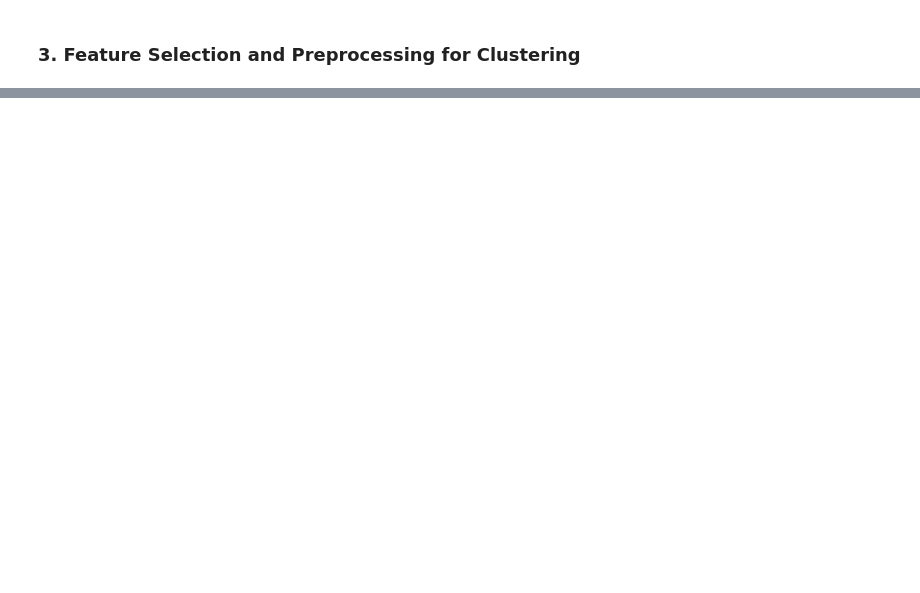
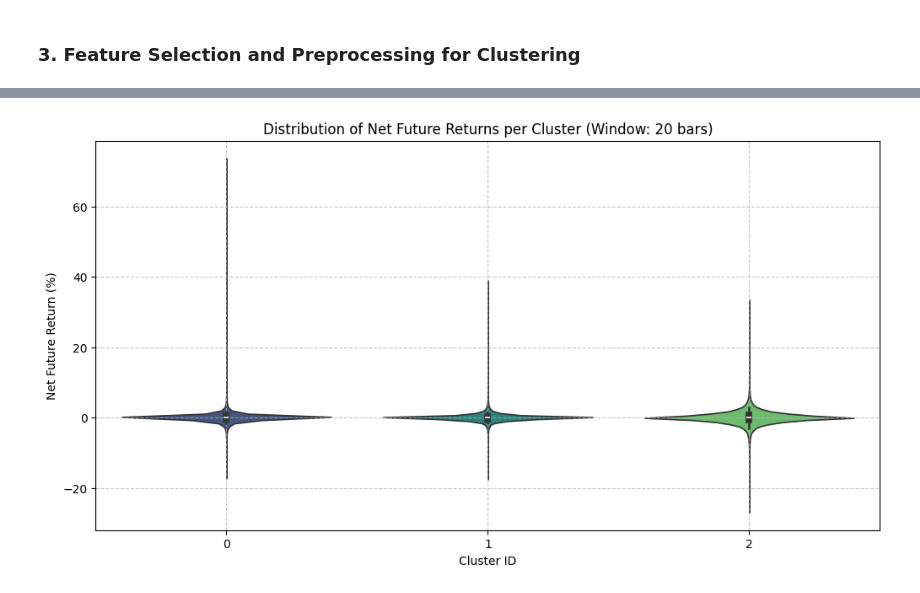
Before and after one commit to DimitriKenne/CryptoFuturesBot, a Jupyter notebook: exploratory_analysis.ipynb, the cells around one changed output, grey strips where cells are left out. Cells and saved outputs as stored; diff of their text form; code cells hidden in the pictures; blank space fills up the shorter version.

Commit message:
Update Label generator

```diff
--- a/exploratory_analysis.ipynb
+++ b/exploratory_analysis.ipynb
@@ -209,0 +246,93 @@ Name: future_return_pct, dtype: float64
+# %%
+# --- Interpret Clusters: Enhanced Analysis of Net Future Returns (Looping through windows) ---
+
+all_window_stats = {} # To store stats for each window
+
+for window in FUTURE_RETURN_WINDOWS_TO_TEST:
+    print(f"\n{'='*80}")
+    print(f"Analyzing for FUTURE_RETURN_WINDOW = {window} bars")
+    print(f"{'='*80}")
+
+    # Prepare features and returns for the current window
+    X_for_clustering_final, future_returns_final, pca_component_names = prepare_features_and_returns(
+        df=df_processed,
+        future_return_window=window,
+        trading_fee_rate=TRADING_FEE_RATE,
+        slippage_rate=SLIPPAGE_RATE,
+        pca_n_components=PCA_N_COMPONENTS,
+        general_config=GENERAL_CONFIG
+    )
+
+    if X_for_clustering_final.empty:
+        print(f"Skipping window {window} due to empty data after preprocessing.")
+        continue
+
+    # Apply K-Means Clustering with the chosen OPTIMAL_K
+    print(f"\nApplying K-Means clustering with OPTIMAL_K = {OPTIMAL_K}...")
+    kmeans_final = KMeans(n_clusters=OPTIMAL_K, random_state=GENERAL_CONFIG.get('random_seed', 42), n_init=10)
+    cluster_labels = kmeans_final.fit_predict(X_for_clustering_final)
+
+    # Add cluster labels to our aligned DataFrame for easier analysis
+    future_returns_final_with_clusters = pd.DataFrame({
+        'future_return_pct': future_returns_final,
+        'cluster': cluster_labels
+    }, index=future_returns_final.index)
+
+    print("Clustering complete. Cluster labels added to data.")
+    print(f"\nCluster distribution:\n{future_returns_final_with_clusters['cluster'].value_counts().sort_index()}")
+
+    print("\n--- Enhanced Analysis of Net Future Returns per Cluster ---")
+
+    # Calculate various statistics for each cluster
+    cluster_return_stats = future_returns_final_with_clusters.groupby('cluster')['future_return_pct'].agg(
+        count='size',
+        mean='mean',
+        median='median',
+        std='std',
+        q25=lambda x: x.quantile(0.25),
+        q75=lambda x: x.quantile(0.75),
+        q05=lambda x: x.quantile(0.05), # 5th percentile
+        q95=lambda x: x.quantile(0.95), # 95th percentile
+        profitable_pct=lambda x: (x > 0).mean() * 100 # Percentage of positive returns
+    ).sort_values(by='median', ascending=False)
+
+    print(f"\nCluster Return Statistics (Net Future Return %) for Window {window}:")
+    print(cluster_return_stats.to_string()) # Use to_string() to prevent truncation
+
+    all_window_stats[window] = cluster_return_stats # Store stats for comparison
+
+    # --- Visualize Distribution of Returns per Cluster ---
+    plt.figure(figsize=(12, 6))
+    sns.violinplot(x='cluster', y='future_return_pct', data=future_returns_final_with_clusters, palette='viridis')
+    plt.title(f'Distribution of Net Future Returns per Cluster (Window: {window} bars)')
+    plt.xlabel('Cluster ID')
+    plt.ylabel('Net Future Return (%)')
+    plt.grid(True, linestyle='--', alpha=0.7)
+    plt.show()
+
+    # --- Characterize Clusters by Feature Medians (Optional but Recommended) ---
+    # Merge cluster labels back to the PCA features for characterization
+    X_for_clustering_final_with_cluster = X_for_clustering_final.copy()
+    X_for_clustering_final_with_cluster['cluster'] = cluster_labels
+    median_features_per_cluster = X_for_clustering_final_with_cluster.groupby('cluster')[pca_component_names].median()
+
+    print(f"\nMedian Feature Values per Cluster (PCA Components) for Window {window}:")
+    print(median_features_per_cluster.to_string())
+
+    # --- Visualize Feature Medians per Cluster (Optional) ---
+    plt.figure(figsize=(15, 8))
+    sns.heatmap(median_features_per_cluster.T, cmap='viridis', annot=True, fmt=".2f", linewidths=.5)
+    plt.title(f'Median Feature Values per Cluster (PCA Components) (Window: {window} bars)')
+    plt.xlabel('Cluster ID')
+    plt.ylabel('PCA Component')
+    plt.tight_layout()
+    plt.show()
+
+print("\n\n--- Summary of Cluster Statistics Across All Windows ---")
+for window, stats in all_window_stats.items():
+    print(f"\nWindow: {window} bars")
+    print(stats.to_string())
+
+print("\nBased on these results, identify the `FUTURE_RETURN_WINDOW` that provides the best separation and highest profitability for your 'buy' and 'sell' clusters, while ideally having a 'neutral' cluster with profitability near 50%.")
+print("Then, based on the chosen window's statistics, finalize your `CLUSTER_TO_LABEL_MAPPING`.")
+# %% [output]
@@ -209,0 +366 @@ Name: future_return_pct, dtype: float64
+[figure, added]
```
Also changed, not shown: parts of 9 cells of this notebook, 4 other files.
